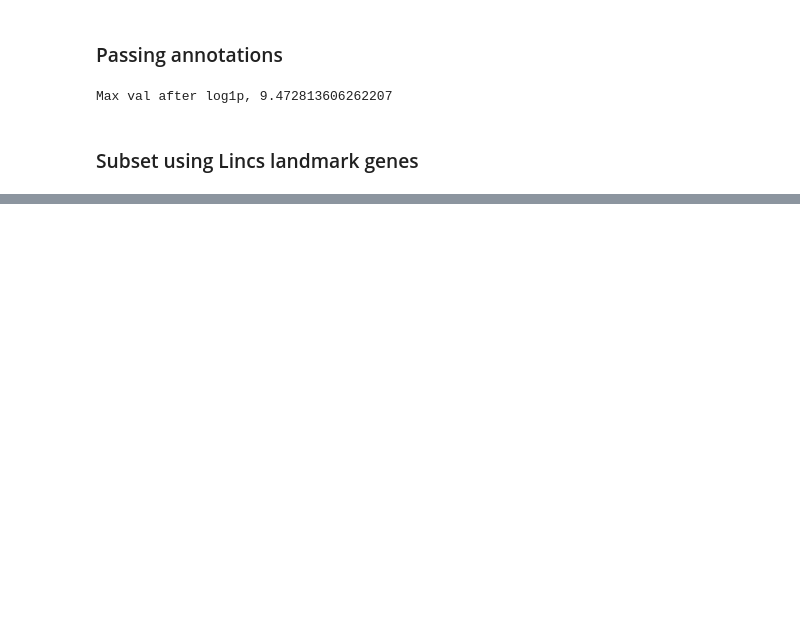
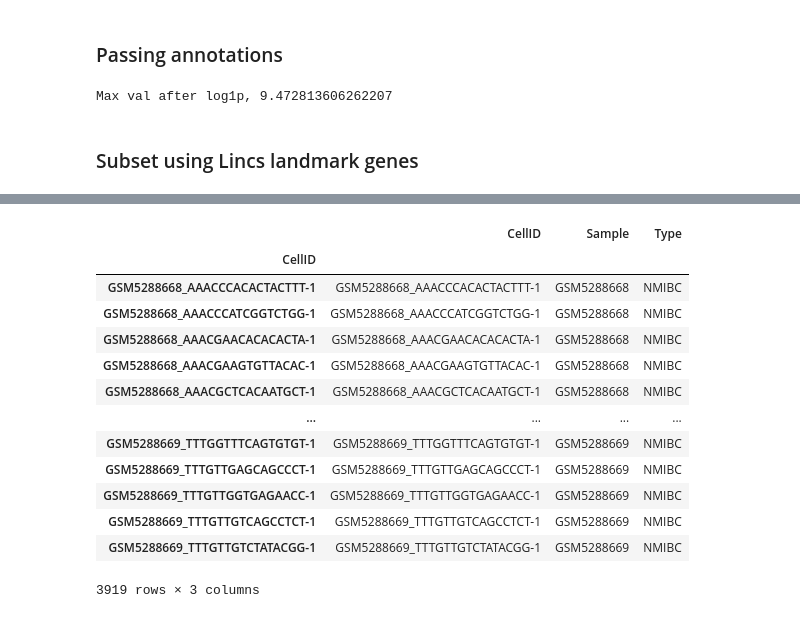
Before and after one commit to jingsday/blca_publication, a Jupyter notebook: blca_publication_Scripts/blca_Scripts_SVM/blca_Scripts_svm_prep.ipynb, the cells around one changed output, grey strips where cells are left out. Drawn from its saved outputs; the diff is of its cells as text; code cells hidden in the pictures; blank space fills up the shorter version.

```diff
--- a/blca_publication_Scripts/blca_Scripts_SVM/blca_Scripts_svm_prep.ipynb
+++ b/blca_publication_Scripts/blca_Scripts_SVM/blca_Scripts_svm_prep.ipynb
@@ -197,0 +176,19 @@ adata_subset = adata[:, adata.var['Human_gene'].isin(intersected_genes)].copy()
+# %%
+#NMIBC
+NMIBC= adata_lincs[adata_lincs.obs['Type'] == 'NMIBC']
+display(NMIBC.obs)
+# %% [output]
+|  | CellID | Sample | Type |
+| CellID |  |  |  |
+| GSM5288668_AAACCCACACTACTTT-1 | GSM5288668_AAACCCACACTACTTT-1 | GSM5288668 | NMIBC |
+| GSM5288668_AAACCCATCGGTCTGG-1 | GSM5288668_AAACCCATCGGTCTGG-1 | GSM5288668 | NMIBC |
+| GSM5288668_AAACGAACACACACTA-1 | GSM5288668_AAACGAACACACACTA-1 | GSM5288668 | NMIBC |
+| GSM5288668_AAACGAAGTGTTACAC-1 | GSM5288668_AAACGAAGTGTTACAC-1 | GSM5288668 | NMIBC |
+| GSM5288668_AAACGCTCACAATGCT-1 | GSM5288668_AAACGCTCACAATGCT-1 | GSM5288668 | NMIBC |
+| ... | ... | ... | ... |
+| GSM5288669_TTTGGTTTCAGTGTGT-1 | GSM5288669_TTTGGTTTCAGTGTGT-1 | GSM5288669 | NMIBC |
+| GSM5288669_TTTGTTGAGCAGCCCT-1 | GSM5288669_TTTGTTGAGCAGCCCT-1 | GSM5288669 | NMIBC |
+| GSM5288669_TTTGTTGGTGAGAACC-1 | GSM5288669_TTTGTTGGTGAGAACC-1 | GSM5288669 | NMIBC |
+| GSM5288669_TTTGTTGTCAGCCTCT-1 | GSM5288669_TTTGTTGTCAGCCTCT-1 | GSM5288669 | NMIBC |
+| GSM5288669_TTTGTTGTCTATACGG-1 | GSM5288669_TTTGTTGTCTATACGG-1 | GSM5288669 | NMIBC |
+3919 rows × 3 columns
```
Also changed, not shown: parts of 24 cells of this notebook.
